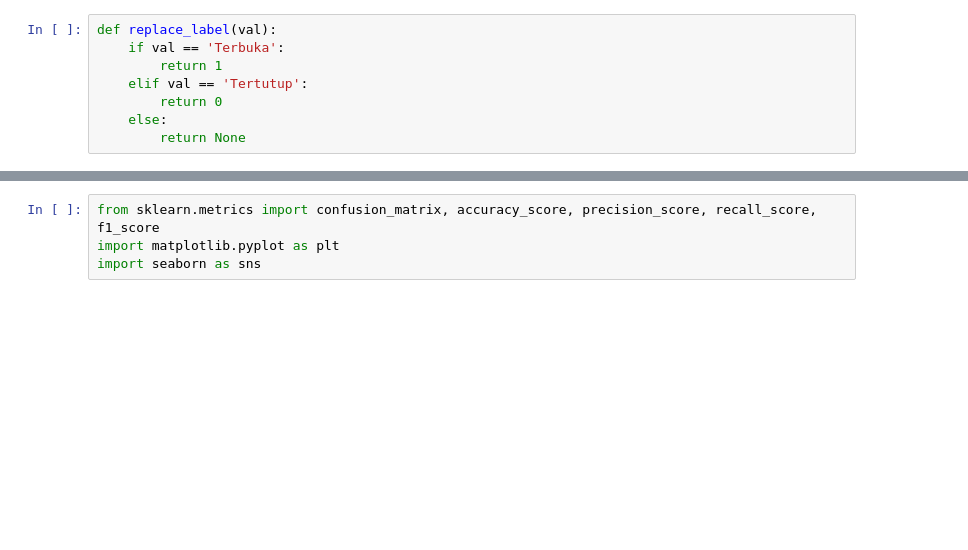
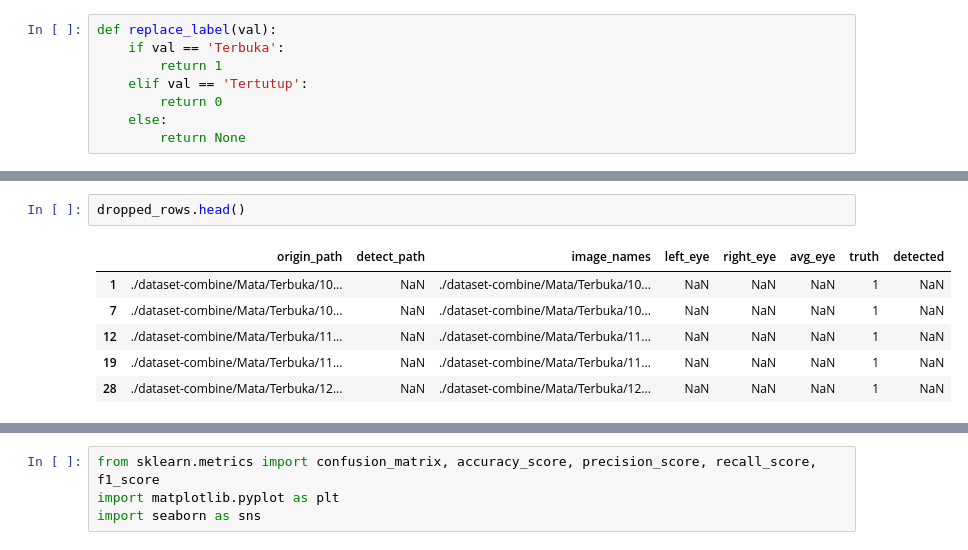
Before and after one commit to whisnumurtyga/diware-levelup, a Jupyter notebook: analysis-result.ipynb, the cells around one changed output, grey strips where cells are left out. Saved outputs shown, nothing was run; the diff lists cells and outputs as text; blank space fills up the shorter version.

```diff
--- a/analysis-result.ipynb
+++ b/analysis-result.ipynb
@@ -62 +69,10 @@ truth
 Name: count, dtype: int64
+# %%
+dropped_rows.head()
+# %% [output]
+|  | origin_path | detect_path | image_names | left_eye | right_eye | avg_eye | truth | detected |
+| 1 | ./dataset-combine/Mata/Terbuka/10... | NaN | ./dataset-combine/Mata/Terbuka/10... | NaN | NaN | NaN | 1 | NaN |
+| 7 | ./dataset-combine/Mata/Terbuka/10... | NaN | ./dataset-combine/Mata/Terbuka/10... | NaN | NaN | NaN | 1 | NaN |
+| 12 | ./dataset-combine/Mata/Terbuka/11... | NaN | ./dataset-combine/Mata/Terbuka/11... | NaN | NaN | NaN | 1 | NaN |
+| 19 | ./dataset-combine/Mata/Terbuka/11... | NaN | ./dataset-combine/Mata/Terbuka/11... | NaN | NaN | NaN | 1 | NaN |
+| 28 | ./dataset-combine/Mata/Terbuka/12... | NaN | ./dataset-combine/Mata/Terbuka/12... | NaN | NaN | NaN | 1 | NaN |
```
Also changed, not shown: parts of 15 cells of this notebook, 8 other files.
